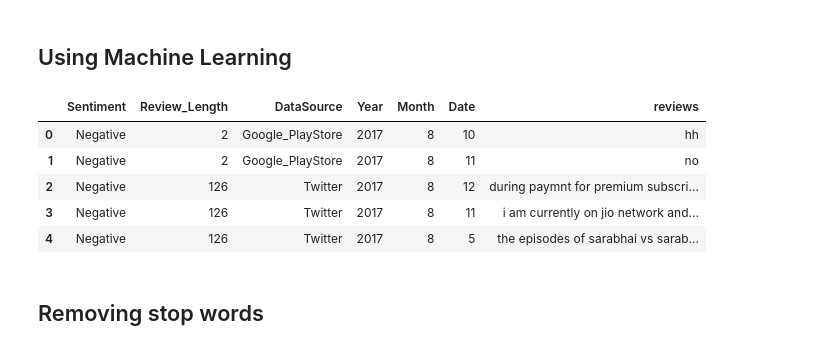
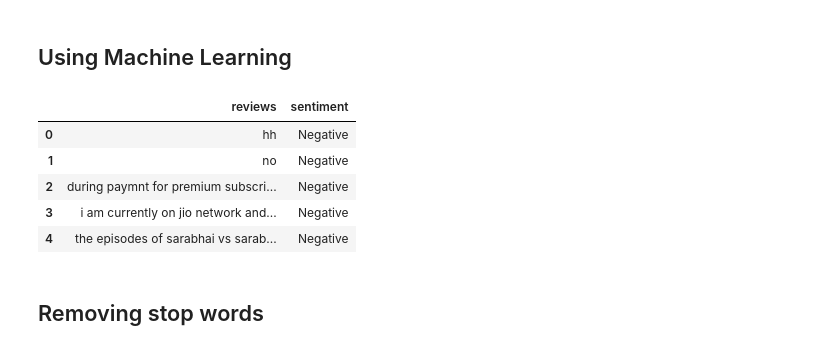
Before and after one commit to meghrajkonduskar/Sentiment-Analysis-Hotstar-Review, a Jupyter notebook: Sentiment-Analysis-Hotstar-Review.ipynb, the cells around one changed output. Saved outputs shown, nothing was run; the diff lists cells and outputs as text; code cells hidden in the pictures.

Commit message:
Create final model

```diff
--- a/Sentiment-Analysis-Hotstar-Review.ipynb
+++ b/Sentiment-Analysis-Hotstar-Review.ipynb
@@ -129,3 +218,7 @@ Name: count, dtype: int64
+# %%
+df["sentiment"] = df["Sentiment_Manual"]
+# %%
+df_model = df[["reviews", "sentiment"]]
 # %% [markdown]
 ## Calculating polarity of reviews using Sentiment Intensity Analyzer
 # %%
@@ -197,14 +290,14 @@ weighted avg       0.33      0.50      0.40      5053
 # %% [markdown]
 ## Using Machine Learning
 # %%
-df.head()
+df_model.head()
 # %% [output]
-|  | Sentiment | Review_Length | DataSource | Year | Month | Date | reviews |
-| 0 | Negative | 2 | Google_PlayStore | 2017 | 8 | 10 | hh |
-| 1 | Negative | 2 | Google_PlayStore | 2017 | 8 | 11 | no |
-| 2 | Negative | 126 | Twitter | 2017 | 8 | 12 | during paymnt for premium subscri... |
-| 3 | Negative | 126 | Twitter | 2017 | 8 | 11 | i am currently on jio network and... |
-| 4 | Negative | 126 | Twitter | 2017 | 8 | 5 | the episodes of sarabhai vs sarab... |
+|  | reviews | sentiment |
+| 0 | hh | Negative |
+| 1 | no | Negative |
+| 2 | during paymnt for premium subscri... | Negative |
+| 3 | i am currently on jio network and... | Negative |
+| 4 | the episodes of sarabhai vs sarab... | Negative |
 # %% [markdown]
 ## Removing stop words
 # %%
```
Also changed, not shown: parts of 37 cells of this notebook, 3 other files.
